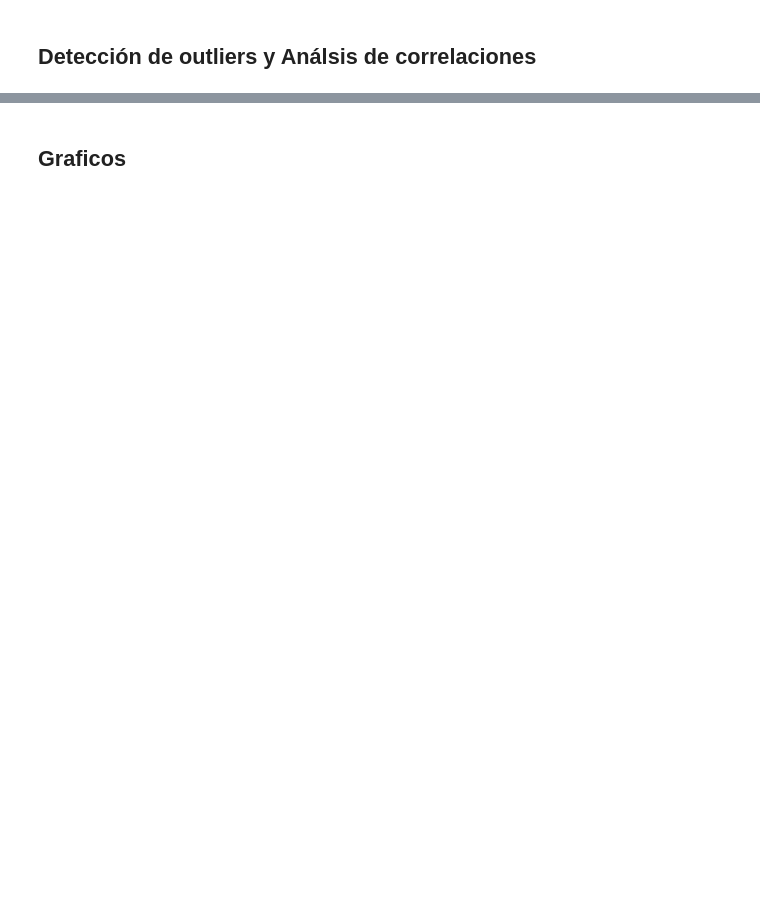
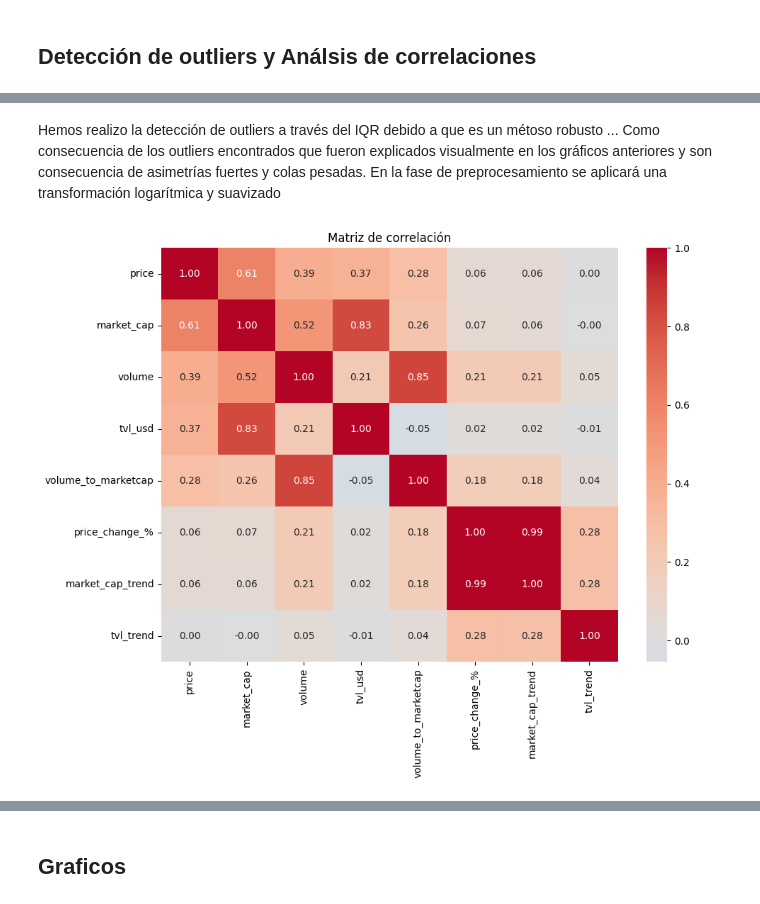
Before and after one commit to Turppie/TP-Machine-Learning, a Jupyter notebook: code/AdquisicionYPreprocesamiento.ipynb, the cells around one changed output, grey strips where cells are left out. Cells and saved outputs as stored; diff of their text form; code cells hidden in the pictures; blank space fills up the shorter version.

```diff
--- a/code/AdquisicionYPreprocesamiento.ipynb
+++ b/code/AdquisicionYPreprocesamiento.ipynb
@@ -209,4 +209,6 @@ Descargando data de Stargaze...
 import pandas as pd
 # Cargar datos
 data =  pd.read_csv("/Users/kanyewest/Documents/ML_Misc/TP-Machine-Learning/data/criptodataset.csv")
+# %%
+eda_data = data.copy()
 # %%
@@ -277,5 +279,5 @@ Los nulos de son los primeros registros de cada token por lo que los vamos a dro
 '''
 
 # Eliminar esas 5 filas nulas (no afecta la calidad del dataset)
-data = data.dropna(subset=["price_change_%", "market_cap_trend", "tvl_trend"])
+eda_data = eda_data.dropna(subset=["price_change_%", "market_cap_trend", "tvl_trend"])
 # %%
@@ -396,0 +432,11 @@ def detectar_outliers_iqr(df, columna):
+# %% [markdown]
+Hemos realizo la detección de outliers a través del IQR debido a que es un métoso robusto ...  Como consecuencia de los outliers encontrados que fueron explicados visualmente en los gráficos anteriores y son consecuencia de asimetrías fuertes y colas pesadas. En la fase de preprocesamiento se aplicará una transformación logarítmica y suavizado
+# %%
+plt.figure(figsize=(10, 8))
+corr = eda_data.select_dtypes(include="number").corr()
+sns.heatmap(corr, annot=True, fmt=".2f", cmap="coolwarm", center=0)
+plt.title("Matriz de correlación")
+plt.tight_layout()
+plt.show()
+# %% [output]
+[figure, added]
```
Also changed, not shown: parts of 34 cells of this notebook.
